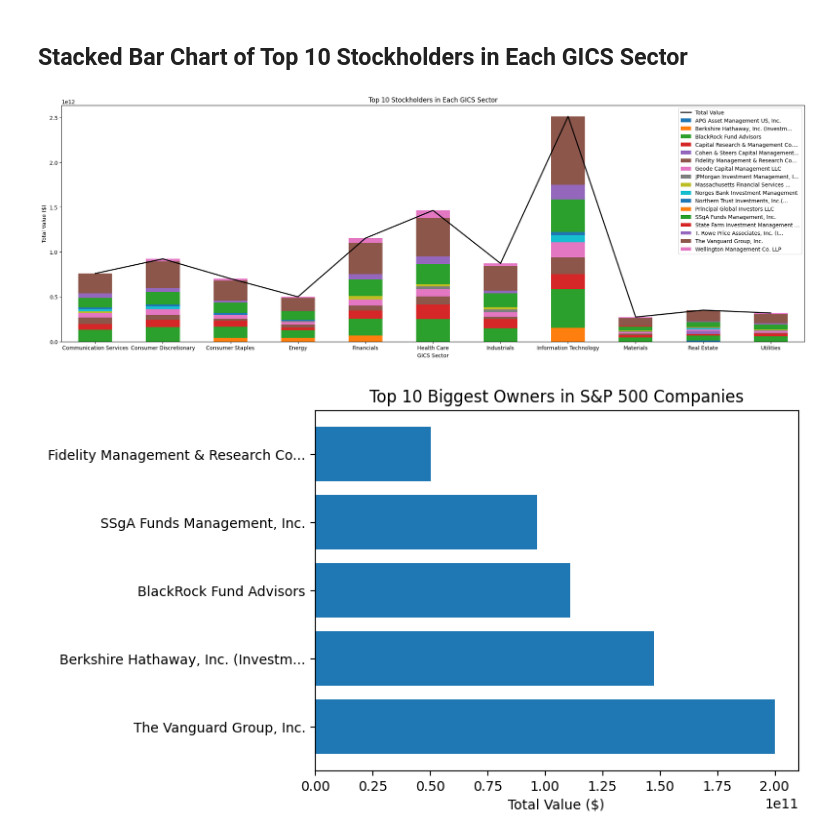
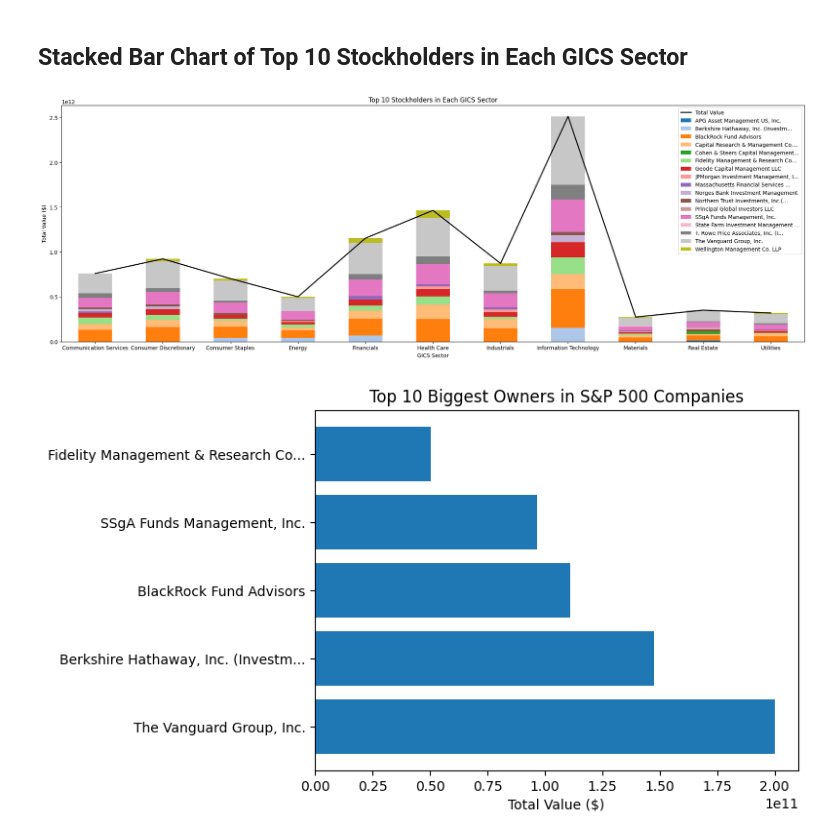
Before and after one commit to ParadoxVal/top-shareholders-distribution, a Jupyter notebook: notebook.ipynb, the cells around one changed output. Saved outputs shown, nothing was run; the diff lists cells and outputs as text; code cells hidden in the pictures.

```diff
--- a/notebook.ipynb
+++ b/notebook.ipynb
@@ -235,38 +236,39 @@ merged_df = pd.merge(sp500_top_holders_table, sp500_table, on='Symbol')
 
 
 # Pivot the merged dataframe to get the top 10 stockholders in each GICS Sector
 top_10_stockholders = pd.pivot_table(merged_df, index=['GICS Sector', 'Stockholder'], values=['Total value ($)'], aggfunc='sum')
 top_10_stockholders = top_10_stockholders.sort_values(['GICS Sector', 'Total value ($)'], ascending=[True, False])
 top_10_stockholders = top_10_stockholders.groupby('GICS Sector').head(10)
 
 # Reset the index and rename columns
 top_10_stockholders = top_10_stockholders.reset_index()
 top_10_stockholders = top_10_stockholders.rename(columns={'Total value ($)': 'Total Value'})
 
 # Pivot again to get the total value of the top 10 stockholders in each GICS Sector
 sector_totals = pd.pivot_table(top_10_stockholders, index='GICS Sector', values='Total Value', aggfunc='sum')
 
 # Set the figure size
 fig, ax = plt.subplots(figsize=(25, 8))
 
+# Color palette with 10 distinct colors
+colors = sns.color_palette('tab20', n_colors=len(top_10_stockholders))
+
 # Create a stacked bar chart of the top 10 stockholders in each GICS Sector
 top_10_stockholders = top_10_stockholders.groupby(['GICS Sector', 'Stockholder'])['Total Value'].sum().unstack()
-top_10_stockholders.plot(kind='bar', stacked=True, ax=ax)
+top_10_stockholders.plot(kind='bar', stacked=True, ax=ax, color=colors)
 sector_totals.plot(kind='line', color='black', linewidth=2, label='Total', ax=ax)
 
 plt.title('Top 10 Stockholders in Each GICS Sector')
 plt.xlabel('GICS Sector')
 plt.ylabel('Total Value ($)')
 plt.legend()
 
 
-# # Set the figure size
-# fig = plt.gcf()
-# fig.set_size_inches(10, 8)
+plt.savefig(r'img/top_10_stockholders.png', dpi=300, bbox_inches='tight')
 
 plt.show()
 # %% [output]
-[figure, old version]
+[figure, new version]
 # %%
 ## Bar Chart of the Top 10 Owners of the  S&P 500
 # %%
```
Also changed, not shown: parts of 4 cells of this notebook.
